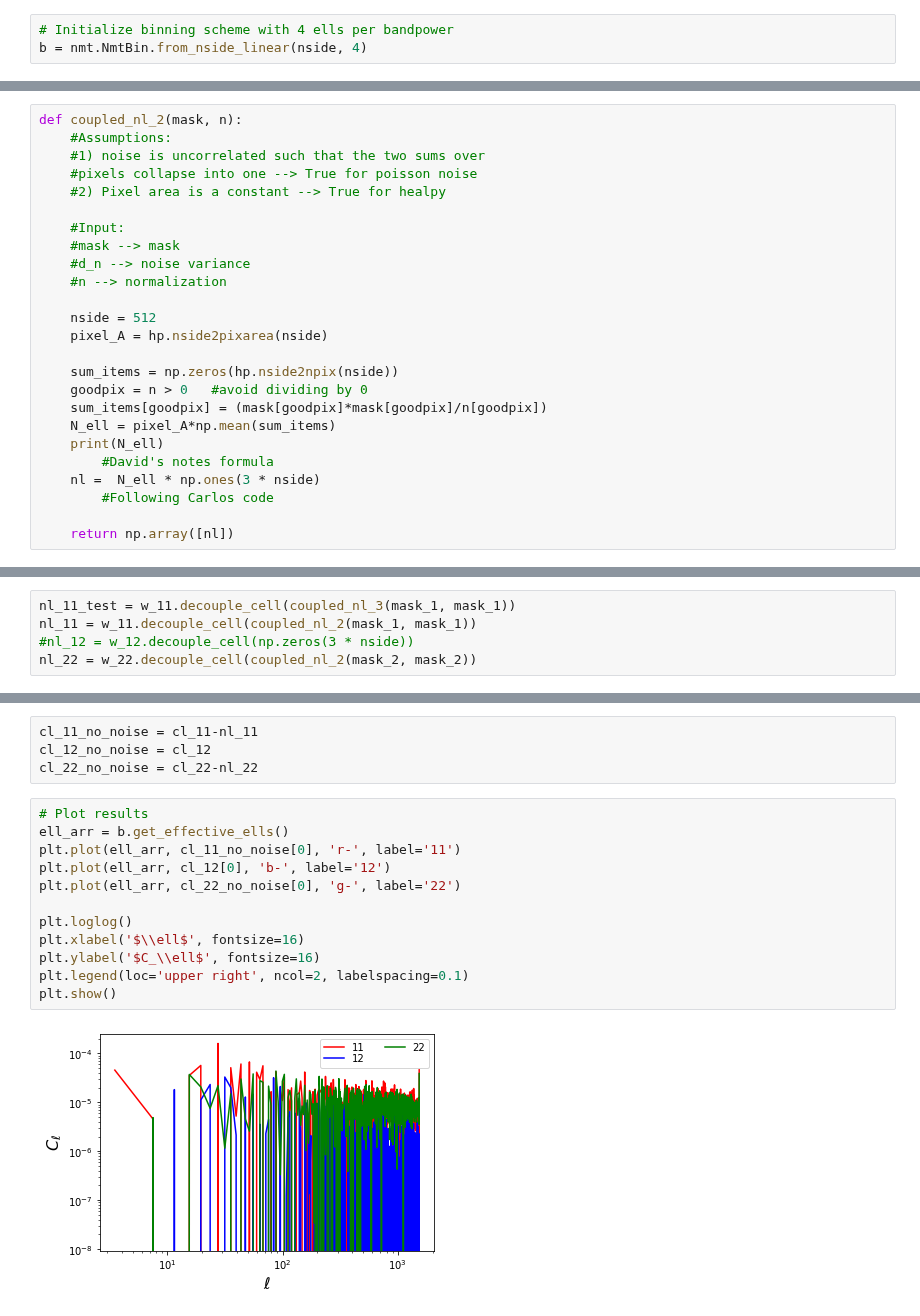
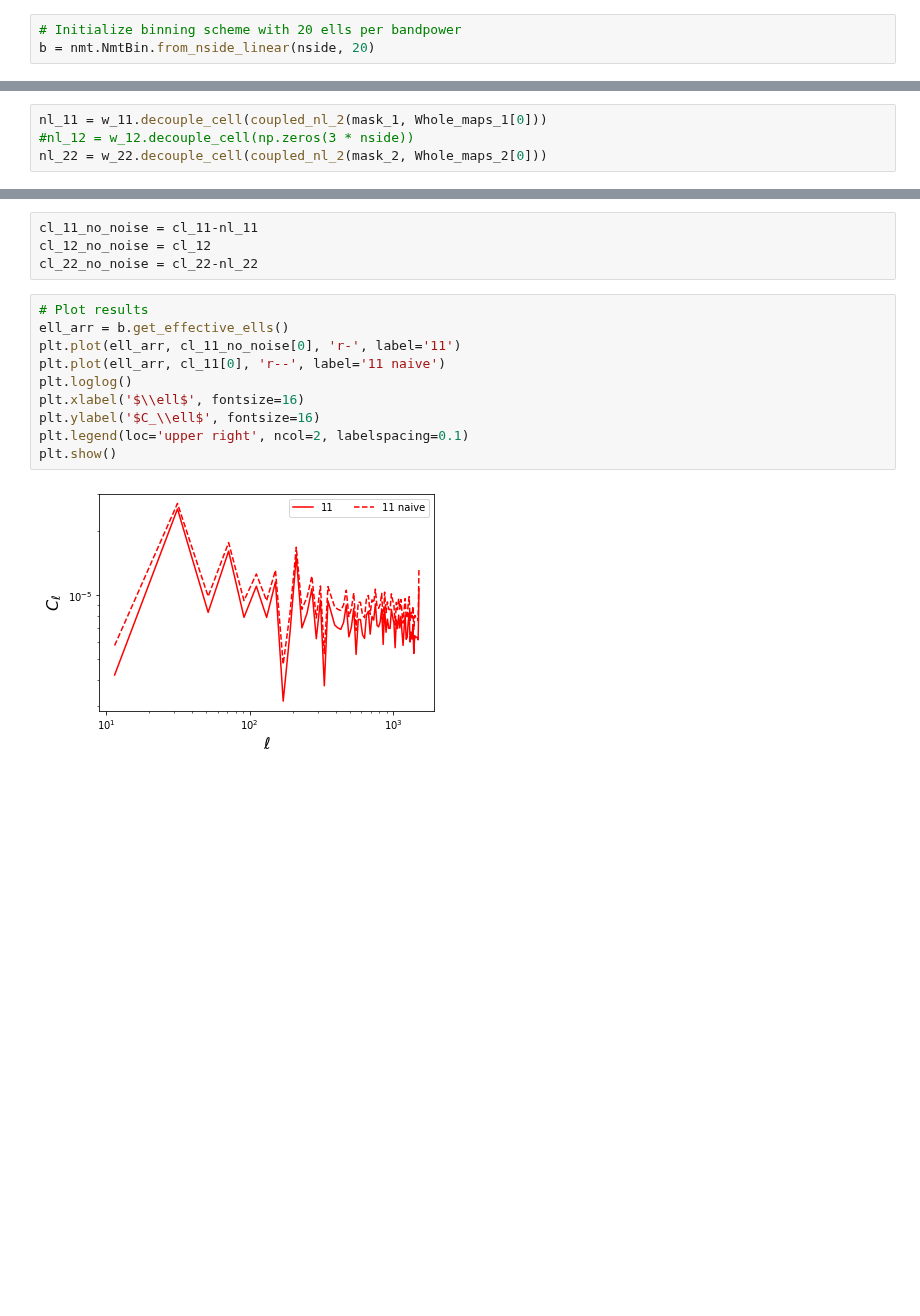
Before and after one commit to Cosmotheka/Cosmotheka, a Jupyter notebook: pipeline/eBOSS_QSO/eQuasar.ipynb, the cells around one changed output, grey strips where cells are left out. Drawn from its saved outputs; the diff is of its cells as text; blank space fills up the shorter version.

Commit message:
cleaned notebook and made meaningful plots

```diff
--- a/pipeline/eBOSS_QSO/eQuasar.ipynb
+++ b/pipeline/eBOSS_QSO/eQuasar.ipynb
@@ -164,5 +164,5 @@ f_2 = nmt.NmtField(mask_2, [Whole_maps_2[0]])
 # %% [markdown]
 Make band powers
 # %%
-# Initialize binning scheme with 4 ells per bandpower
-b = nmt.NmtBin.from_nside_linear(nside, 4)
+# Initialize binning scheme with 20 ells per bandpower
+b = nmt.NmtBin.from_nside_linear(nside, 20)
@@ -261,28 +257,3 @@ def coupled_nl(mask, d_n, n):
         #Following Carlos code
 
     return np.array([nl])
-# %%
-def coupled_nl_2(mask, n):
-    #Assumptions:
-    #1) noise is uncorrelated such that the two sums over
-    #pixels collapse into one --> True for poisson noise
-    #2) Pixel area is a constant --> True for healpy
-
-    #Input:
-    #mask --> mask
-    #d_n --> noise variance
-    #n --> normalization
-
-    nside = 512
-    pixel_A = hp.nside2pixarea(nside)
-
-    sum_items = np.zeros(hp.nside2npix(nside))
-    goodpix = n > 0   #avoid dividing by 0
-    sum_items[goodpix] = (mask[goodpix]*mask[goodpix]/n[goodpix])
-    N_ell = pixel_A*np.mean(sum_items)
-    print(N_ell)
-        #David's notes formula
-    nl =  N_ell * np.ones(3 * nside)
-        #Following Carlos code
-
-    return np.array([nl])
@@ -314,6 +260,5 @@ def coupled_nl_3(mask, n):
 # %%
-nl_11_test = w_11.decouple_cell(coupled_nl_3(mask_1, mask_1))
-nl_11 = w_11.decouple_cell(coupled_nl_2(mask_1, mask_1))
+nl_11 = w_11.decouple_cell(coupled_nl_2(mask_1, Whole_maps_1[0]))
 #nl_12 = w_12.decouple_cell(np.zeros(3 * nside))
-nl_22 = w_22.decouple_cell(coupled_nl_2(mask_2, mask_2))
+nl_22 = w_22.decouple_cell(coupled_nl_2(mask_2, Whole_maps_2[0]))
 # %% [output]
@@ -344,14 +290,12 @@ cl_22_no_noise = cl_22-nl_22
 # %%
 # Plot results
 ell_arr = b.get_effective_ells()
 plt.plot(ell_arr, cl_11_no_noise[0], 'r-', label='11')
-plt.plot(ell_arr, cl_12[0], 'b-', label='12')
-plt.plot(ell_arr, cl_22_no_noise[0], 'g-', label='22')
-
+plt.plot(ell_arr, cl_11[0], 'r--', label='11 naive')
 plt.loglog()
 plt.xlabel('$\\ell$', fontsize=16)
 plt.ylabel('$C_\\ell$', fontsize=16)
 plt.legend(loc='upper right', ncol=2, labelspacing=0.1)
 plt.show()
 # %% [output]
-[figure, old version]
+[figure, new version]
```
Also changed, not shown: parts of 15 cells of this notebook.
